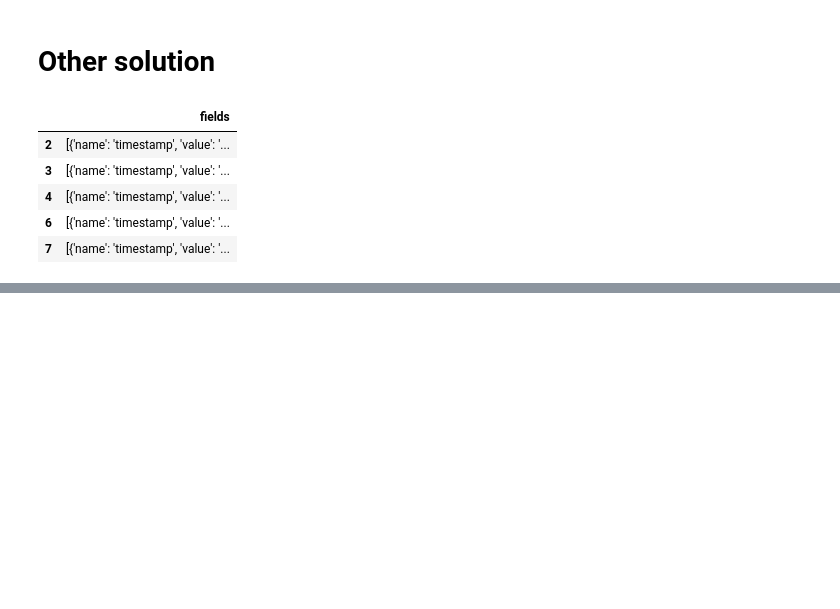
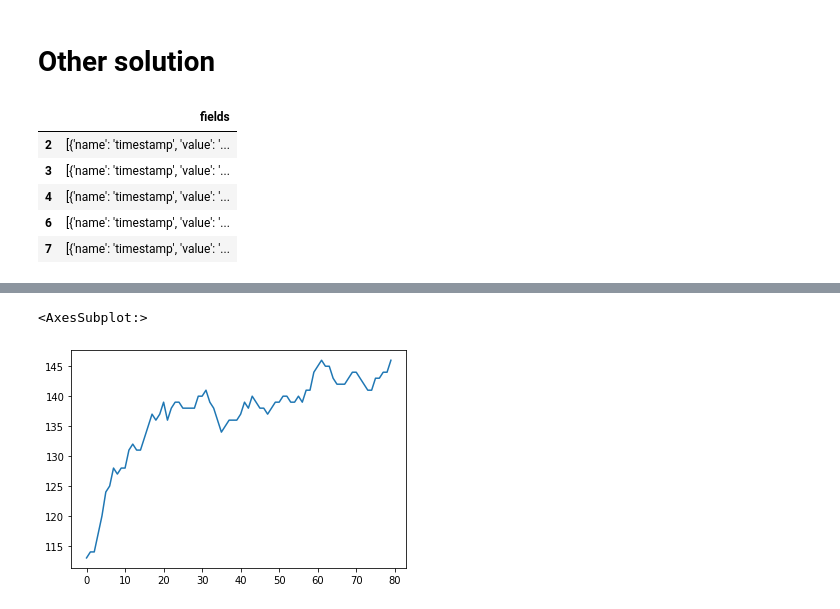
Before and after one commit to jjsantanna/garmin_one_run_analysis, a Jupyter notebook: garmin_one_run_analysis.ipynb, the cells around one changed output, grey strips where cells are left out. Drawn from its saved outputs; the diff is of its cells as text; code cells hidden in the pictures; blank space fills up the shorter version.

```diff
--- a/garmin_one_run_analysis.ipynb
+++ b/garmin_one_run_analysis.ipynb
@@ -107,0 +122,5 @@ df_record['fields'][2]
+# %%
+df_record['heart_rate'].plot()
+# %% [output]
+<AxesSubplot:>
+[figure, added]
```
Also changed, not shown: parts of 9 cells of this notebook, 3 other files.
